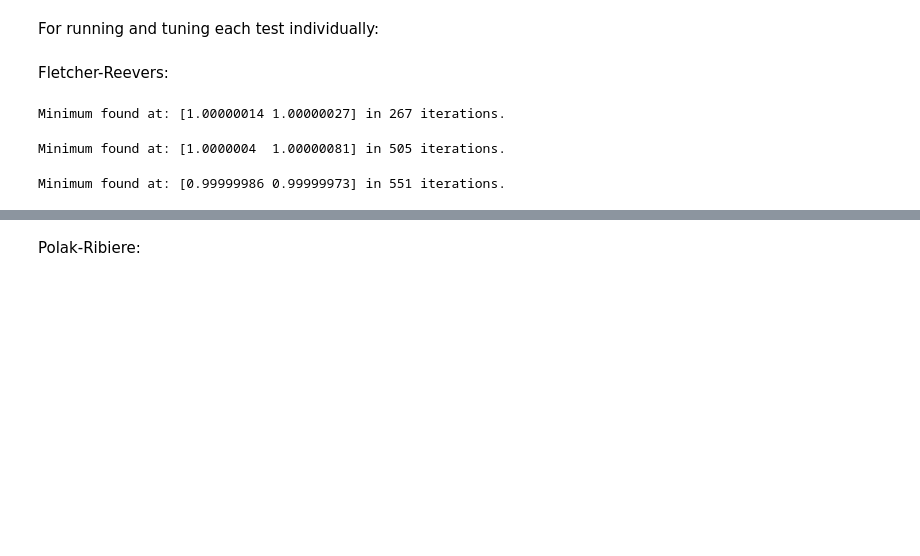
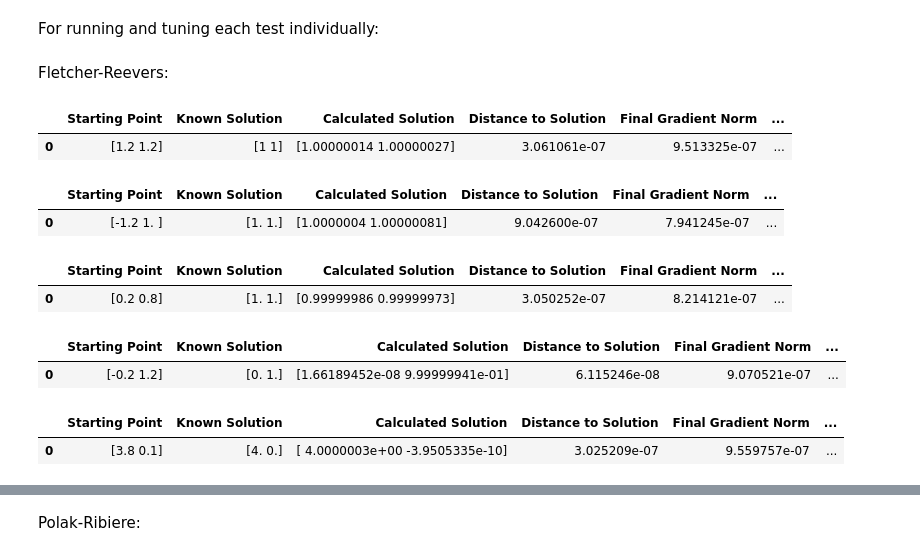
Before and after one commit to Sakops/NO_Project, a Jupyter notebook: task3.ipynb, the cells around one changed output, grey strips where cells are left out. Cells and saved outputs as stored; diff of their text form; code cells hidden in the pictures; blank space fills up the shorter version.

```diff
--- a/task3.ipynb
+++ b/task3.ipynb
@@ -337,39 +405,63 @@ For running and tuning each test individually:
 Fletcher-Reevers:
 # %%
 # Rosenbrock with Fletcher-Reevers at (1.2, 1.2):
-x0 = np.array([1.2, 1.2])  # Starting point
-known = np.array([1, 1]) # Known solution
-x_min, num_iters, logs, final_gradient_norm, distance_to_solution = conjugate_gradient_method(safe_rosenbrock, safe_grad_rosenbrock, x0, known, method='FR', max_iter=500000, alpha_init=1.0, rho=0.9, c=0.01)
-print("Minimum found at:", x_min, "in", num_iters, "iterations.")
+x0_rosenbrock = np.array([1.2, 1.2])
+known_rosenbrock = np.array([1, 1])
+
+df_rosenbrock = run_test(
+    safe_rosenbrock, safe_grad_rosenbrock, x0_rosenbrock, known_rosenbrock, method='FR'
+)
+display(df_rosenbrock)
 # %% [output]
-Minimum found at: [1.00000014 1.00000027] in 267 iterations.
+|  | Starting Point | Known Solution | Calculated Solution | Distance to Solution | Final Gradient Norm | ... |
+| 0 | [1.2 1.2] | [1 1] | [1.00000014 1.00000027] | 3.061061e-07 | 9.513325e-07 | ... |
 # %%
-# Rosenbrock with Fletcher-Reevers at (-1.2, 1):
-x0 = np.array([-1.2, 1.0])  # Starting point
-known = np.array([1, 1]) # Known solution
-x_min, num_iters, logs, final_gradient_norm, distance_to_solution = conjugate_gradient_method(safe_rosenbrock, safe_grad_rosenbrock, x0, known, method='FR', max_iter=500000, alpha_init=1.0, rho=0.9, c=0.01)
-print("Minimum found at:", x_min, "in", num_iters, "iterations.")
+# Rosenbrock with Fletcher-Reevers at (-1.2, 1.0):
+x0_rosenbrock = np.array([-1.2, 1.0])
+known_rosenbrock = np.array([1.0, 1.0])
+
+df_rosenbrock = run_test(
+    safe_rosenbrock, safe_grad_rosenbrock, x0_rosenbrock, known_rosenbrock, method='FR'
+)
+display(df_rosenbrock)
 # %% [output]
-Minimum found at: [1.0000004  1.00000081] in 505 iterations.
+|  | Starting Point | Known Solution | Calculated Solution | Distance to Solution | Final Gradient Norm | ... |
+| 0 | [-1.2 1. ] | [1. 1.] | [1.0000004 1.00000081] | 9.042600e-07 | 7.941245e-07 | ... |
 # %%
 # Rosenbrock with Fletcher-Reevers at (0.2, 0.8):
-x0 = np.array([0.2, 0.8])  # Starting point
-known = np.array([1, 1]) # Known solution
-x_min, num_iters, logs, final_gradient_norm, distance_to_solution = conjugate_gradient_method(safe_rosenbrock, safe_grad_rosenbrock, x0, known, method='FR', max_iter=500000, alpha_init=1.0, rho=0.9, c=0.01)
-print("Minimum found at:", x_min, "in", num_iters, "iterations.")
+x0_rosenbrock = np.array([0.2, 0.8])
+known_rosenbrock = np.array([1.0, 1.0])
+
+df_rosenbrock = run_test(
+    safe_rosenbrock, safe_grad_rosenbrock, x0_rosenbrock, known_rosenbrock, method='FR'
+)
+display(df_rosenbrock)
 # %% [output]
-Minimum found at: [0.99999986 0.99999973] in 551 iterations.
+|  | Starting Point | Known Solution | Calculated Solution | Distance to Solution | Final Gradient Norm | ... |
+| 0 | [0.2 0.8] | [1. 1.] | [0.99999986 0.99999973] | 3.050252e-07 | 8.214121e-07 | ... |
 # %%
 # Custom function with Fletcher-Reevers at (-0.2, 1.2)
-x0_custom = np.array([-0.2, 1.2])  # Starting point for the custom function
-known = np.array([4, 0]) # Known solution
-x_min_custom, num_iters_custom, logs, final_gradient_norm, distance_to_solution = conjugate_gradient_method(custom_function, grad_custom_function, x0, known, method='FR', max_iter=500000, alpha_init=1.0, rho=0.9, c=0.01)
-print("Custom function minimum found at:", x_min_custom, "in", num_iters_custom, "iterations.")
+x0_custom = np.array([-0.2, 1.2])
+known_custom = np.array([0.0, 1.0])
+
+df_custom = run_test(
+    custom_function, grad_custom_function, x0_custom, known_custom, method='FR'
+)
+display(df_custom)
+# %% [output]
+|  | Starting Point | Known Solution | Calculated Solution | Distance to Solution | Final Gradient Norm | ... |
+| 0 | [-0.2 1.2] | [0. 1.] | [1.66189452e-08 9.99999941e-01] | 6.115246e-08 | 9.070521e-07 | ... |
 # %%
 # Custom function with Fletcher-Reevers at (3.8, 0.1)
-x0_custom = np.array([3.8, 0.1])  # Starting point for the custom function
-known = np.array([4, 0]) # Known solution
-x_min_custom, num_iters_custom, logs, final_gradient_norm, distance_to_solution = conjugate_gradient_method(custom_function, grad_custom_function, x0, known, method='FR', max_iter=500000, alpha_init=1.0, rho=0.9, c=0.01)
-print("Custom function minimum found at:", x_min_custom, "in", num_iters_custom, "iterations.")
+x0_custom = np.array([3.8, 0.1])
+known_custom = np.array([4.0, 0.0])
+
+df_custom = run_test(
+    custom_function, grad_custom_function, x0_custom, known_custom, method='FR'
+)
+display(df_custom)
+# %% [output]
+|  | Starting Point | Known Solution | Calculated Solution | Distance to Solution | Final Gradient Norm | ... |
+| 0 | [3.8 0.1] | [4. 0.] | [ 4.0000003e+00 -3.9505335e-10] | 3.025209e-07 | 9.559757e-07 | ... |
 # %%
 # Custom function with Fletcher-Reevers at (1.9, 0.6)
```
Also changed, not shown: parts of 11 cells of this notebook.
